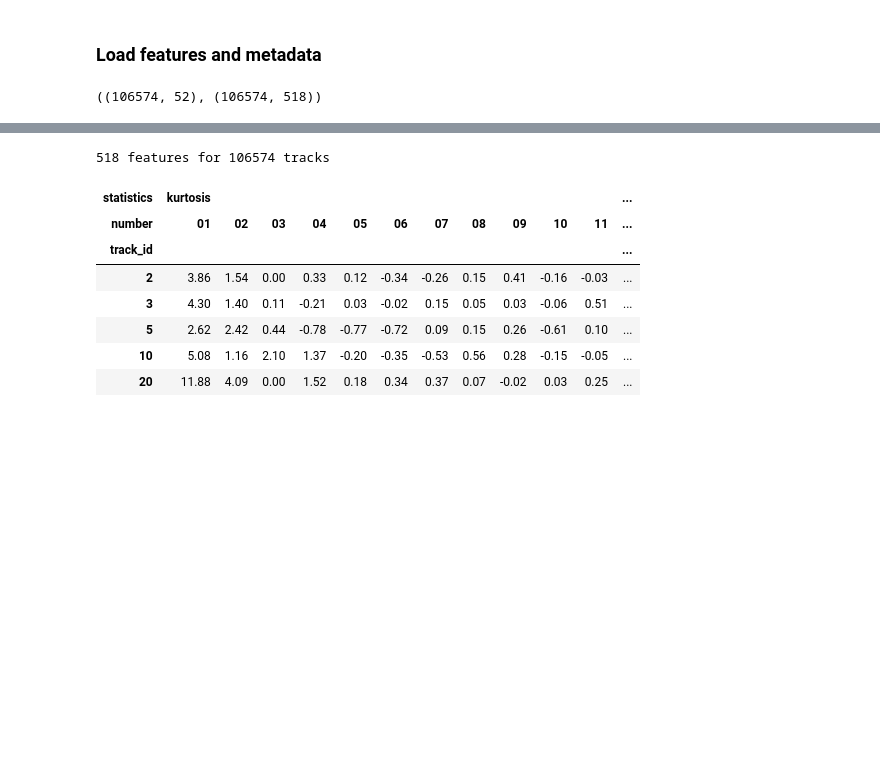
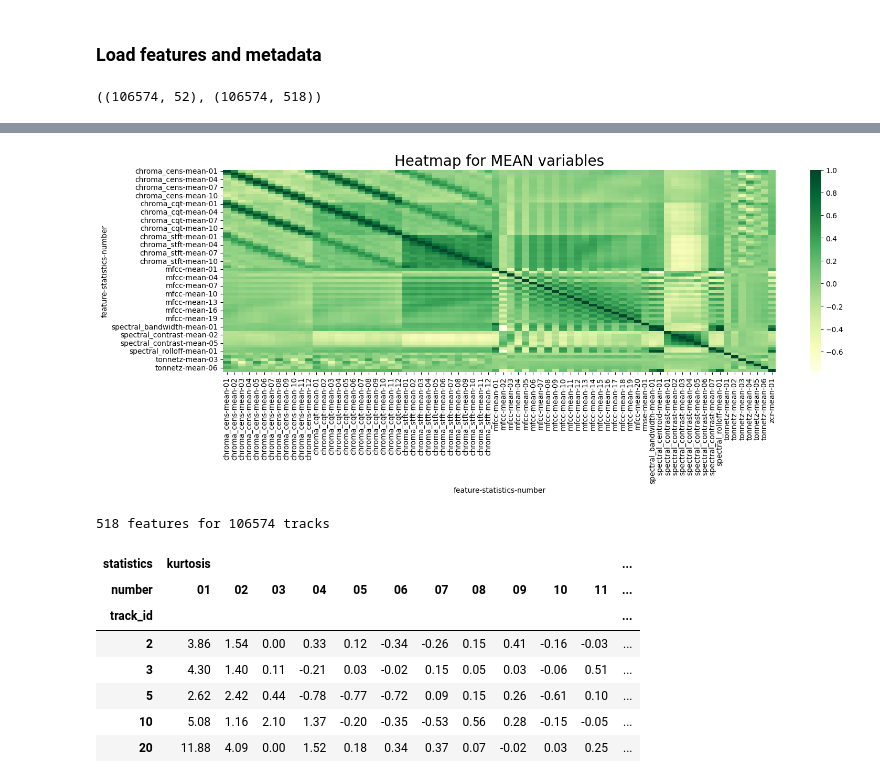
Before and after one commit to MatteoStromieri/ml-uni-project, a Jupyter notebook: models_davide.ipynb, the cells around one changed output, grey strips where cells are left out. Cells and saved outputs as stored; diff of their text form; code cells hidden in the pictures; blank space fills up the shorter version.

```diff
--- a/models_davide.ipynb
+++ b/models_davide.ipynb
@@ -82,3 +103,12 @@ tracks.shape, features.shape
+# %%
+spike_cols = [col for col in features.columns if 'mean' in col]
+sns.heatmap(features[spike_cols].corr(), cmap='YlGn')
+
+plt.title('Heatmap for MEAN variables', fontsize = 20)
+plt.xticks(fontsize = 10)
+plt.yticks(fontsize = 10);
+# %% [output]
+[figure, added]
 # %%
 print('{1} features for {0} tracks'.format(*features.shape))
 columns = ['mfcc', 'chroma_cens', 'tonnetz', 'spectral_contrast']
```
Also changed, not shown: parts of 15 cells of this notebook.
